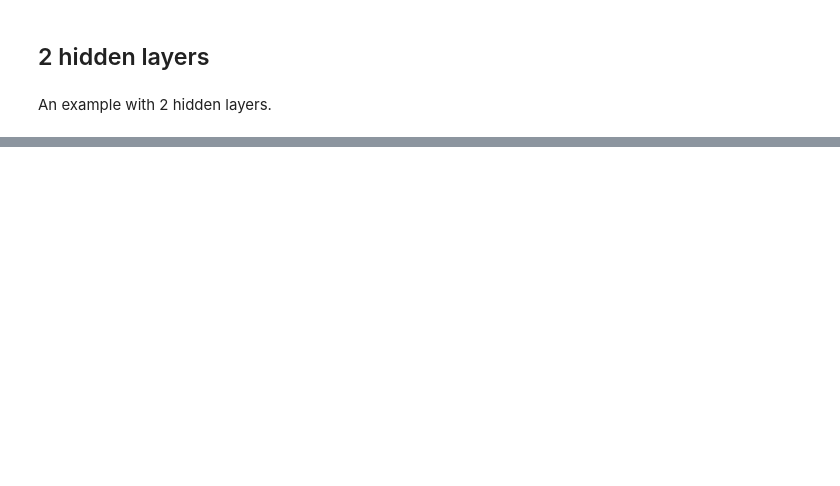
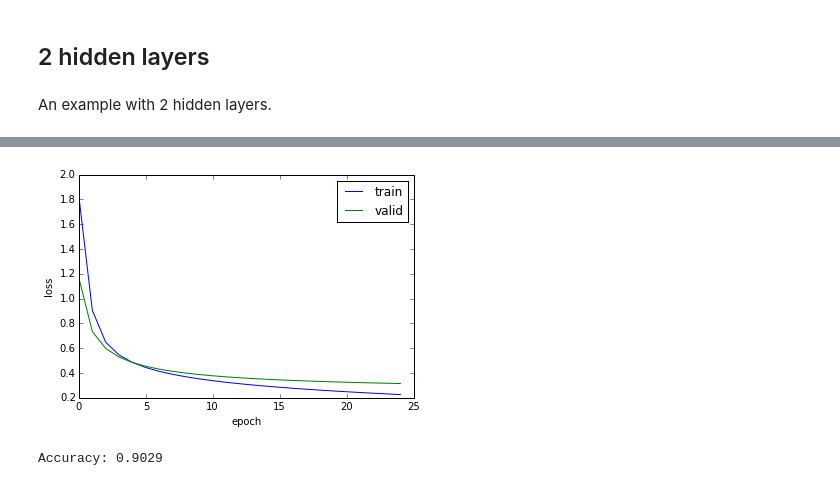
Before and after one commit to BenjaminBossan/netz, a Jupyter notebook: MNIST.ipynb, the cells around one changed output, grey strips where cells are left out. Saved outputs shown, nothing was run; the diff lists cells and outputs as text; code cells hidden in the pictures; blank space fills up the shorter version.

```diff
--- a/MNIST.ipynb
+++ b/MNIST.ipynb
@@ -290,0 +295,15 @@ Accuracy: 0.8867
+# %%
+layers3 = [InputLayer(),
+           DenseLayer(100),
+           DenseLayer(200),
+           OutputLayer()]
+layers3.insert(3, InputConcatLayer([layers3[1], layers3[2]]))
+layers3[1].set_next_layer(layers3[3])
+layers3[2].set_prev_layer(layers3[0])
+# %%
+net3 = NeuralNet(
+    layers3, cost_function=crossentropy,
+    updater=Nesterov(),
+    eval_size=0.2,
+    verbose=1,
+)
@@ -290,0 +337,4 @@ Accuracy: 0.8867
+# %%
+plot_loss(net3)
+# %% [output]
+[figure, added]
@@ -290,0 +343,4 @@ Accuracy: 0.8867
+# %%
+print("Accuracy: {:.4f}".format(accuracy))
+# %% [output]
+Accuracy: 0.9029
```
Also changed, not shown: parts of 30 cells of this notebook, 1 other file.
